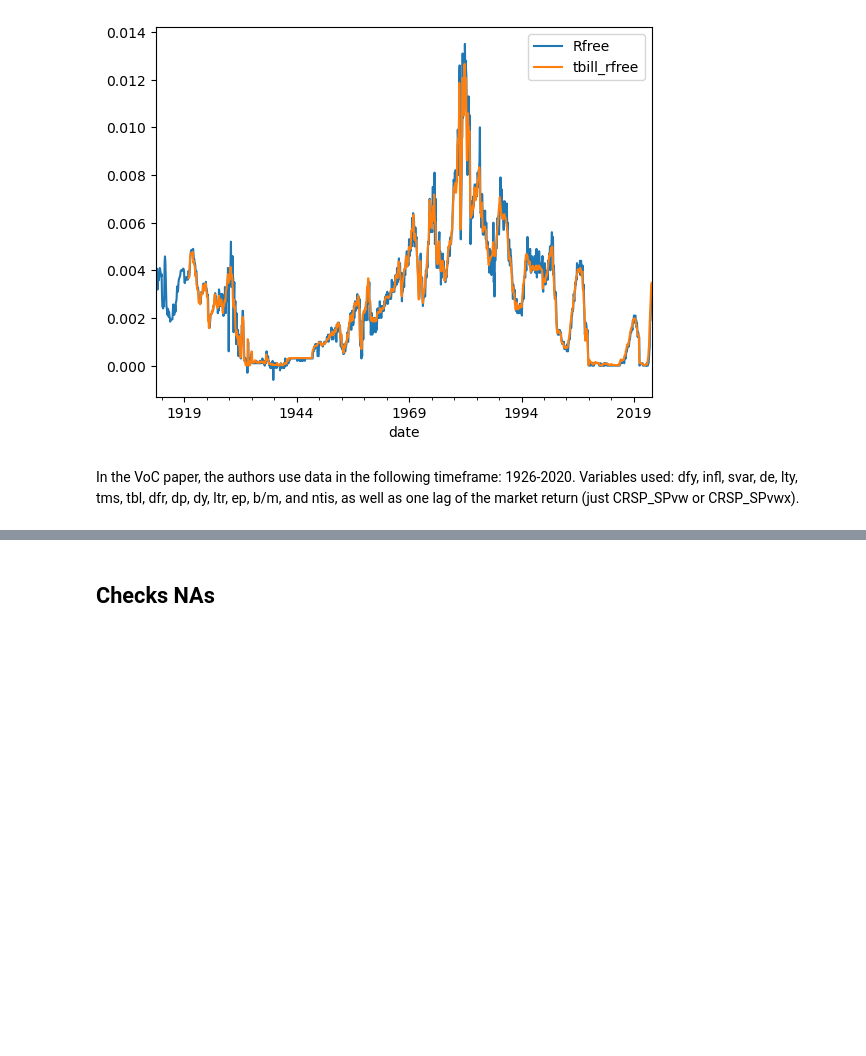
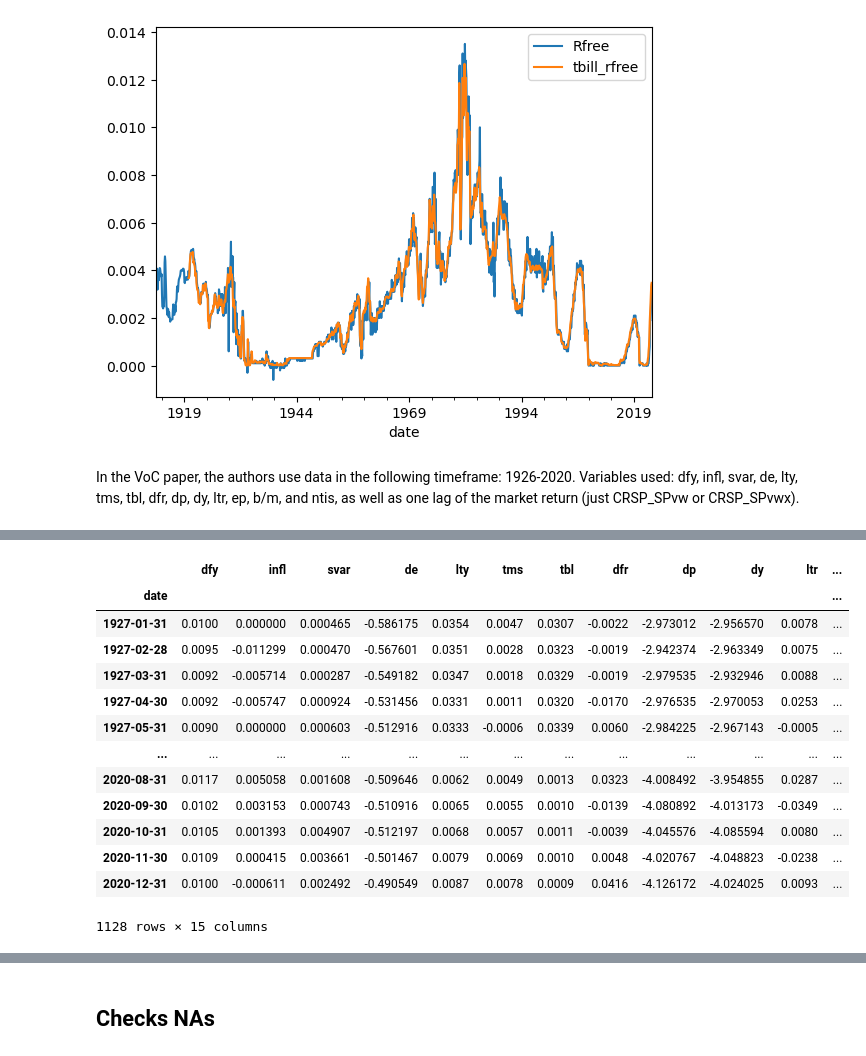
Before and after one commit to zivmi/voc_reproduction, a Jupyter notebook: notebooks/01-mz-preprocessing.ipynb, the cells around one changed output, grey strips where cells are left out. Cells and saved outputs as stored; diff of their text form; code cells hidden in the pictures; blank space fills up the shorter version.

```diff
--- a/notebooks/01-mz-preprocessing.ipynb
+++ b/notebooks/01-mz-preprocessing.ipynb
@@ -12,10 +13,11 @@ Preprocessing steps:
 - Compute dependent variable and features required for the reproduction of [1] up to the step of generating RFF. RFF are generated in the notebook `02-mz-generate-RFF.ipynb`.
 # %%
 import pandas as pd
+pd.set_option('display.max_rows', 50)
 import numpy as np
 import matplotlib.pyplot as plt
 import datetime as dt
-from scipy.stats import gmean
+from scipy.io import loadmat
 # %% [markdown]
 # 1. Import data, fix dates
 # %%
@@ -201,0 +178,17 @@ data.to_csv('../data/interim/interim_data_step2.csv')
+# %%
+voc_X
+# %% [output]
+|  | dfy | infl | svar | de | lty | tms | tbl | dfr | dp | dy | ltr | ... |
+| date |  |  |  |  |  |  |  |  |  |  |  | ... |
+| 1927-01-31 | 0.0100 | 0.000000 | 0.000465 | -0.586175 | 0.0354 | 0.0047 | 0.0307 | -0.0022 | -2.973012 | -2.956570 | 0.0078 | ... |
+| 1927-02-28 | 0.0095 | -0.011299 | 0.000470 | -0.567601 | 0.0351 | 0.0028 | 0.0323 | -0.0019 | -2.942374 | -2.963349 | 0.0075 | ... |
+| 1927-03-31 | 0.0092 | -0.005714 | 0.000287 | -0.549182 | 0.0347 | 0.0018 | 0.0329 | -0.0019 | -2.979535 | -2.932946 | 0.0088 | ... |
+| 1927-04-30 | 0.0092 | -0.005747 | 0.000924 | -0.531456 | 0.0331 | 0.0011 | 0.0320 | -0.0170 | -2.976535 | -2.970053 | 0.0253 | ... |
+| 1927-05-31 | 0.0090 | 0.000000 | 0.000603 | -0.512916 | 0.0333 | -0.0006 | 0.0339 | 0.0060 | -2.984225 | -2.967143 | -0.0005 | ... |
+| ... | ... | ... | ... | ... | ... | ... | ... | ... | ... | ... | ... | ... |
+| 2020-08-31 | 0.0117 | 0.005058 | 0.001608 | -0.509646 | 0.0062 | 0.0049 | 0.0013 | 0.0323 | -4.008492 | -3.954855 | 0.0287 | ... |
+| 2020-09-30 | 0.0102 | 0.003153 | 0.000743 | -0.510916 | 0.0065 | 0.0055 | 0.0010 | -0.0139 | -4.080892 | -4.013173 | -0.0349 | ... |
+| 2020-10-31 | 0.0105 | 0.001393 | 0.004907 | -0.512197 | 0.0068 | 0.0057 | 0.0011 | -0.0039 | -4.045576 | -4.085594 | 0.0080 | ... |
+| 2020-11-30 | 0.0109 | 0.000415 | 0.003661 | -0.501467 | 0.0079 | 0.0069 | 0.0010 | 0.0048 | -4.020767 | -4.048823 | -0.0238 | ... |
+| 2020-12-31 | 0.0100 | -0.000611 | 0.002492 | -0.490549 | 0.0087 | 0.0078 | 0.0009 | 0.0416 | -4.126172 | -4.024025 | 0.0093 | ... |
+1128 rows × 15 columns
```
Also changed, not shown: parts of 37 cells of this notebook, 1 other file.
